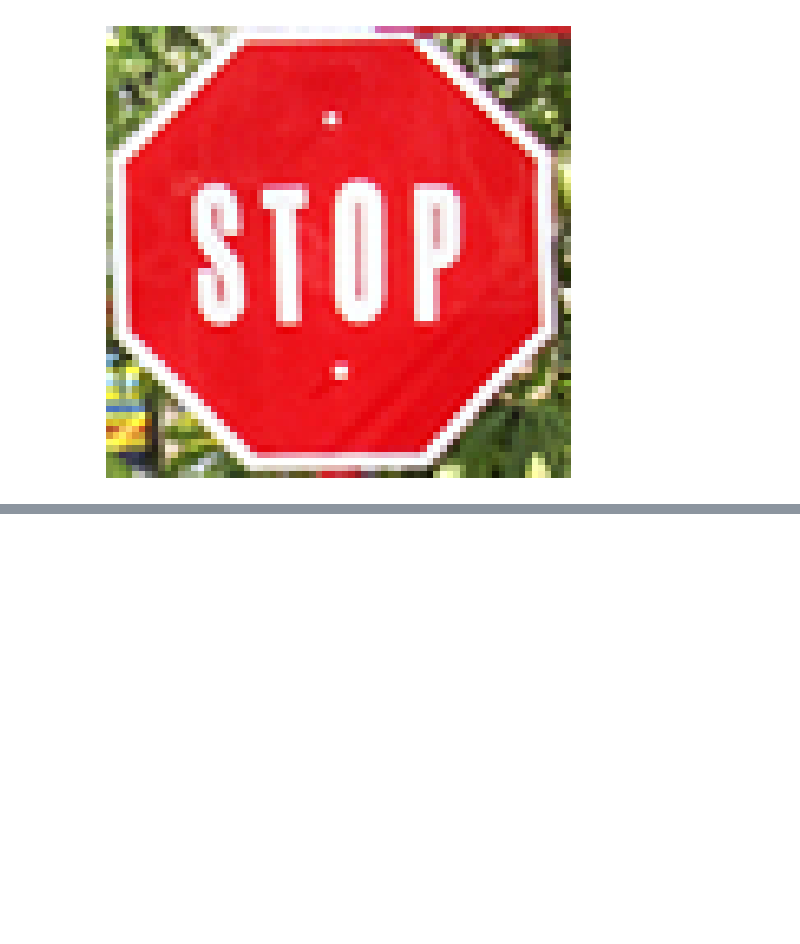
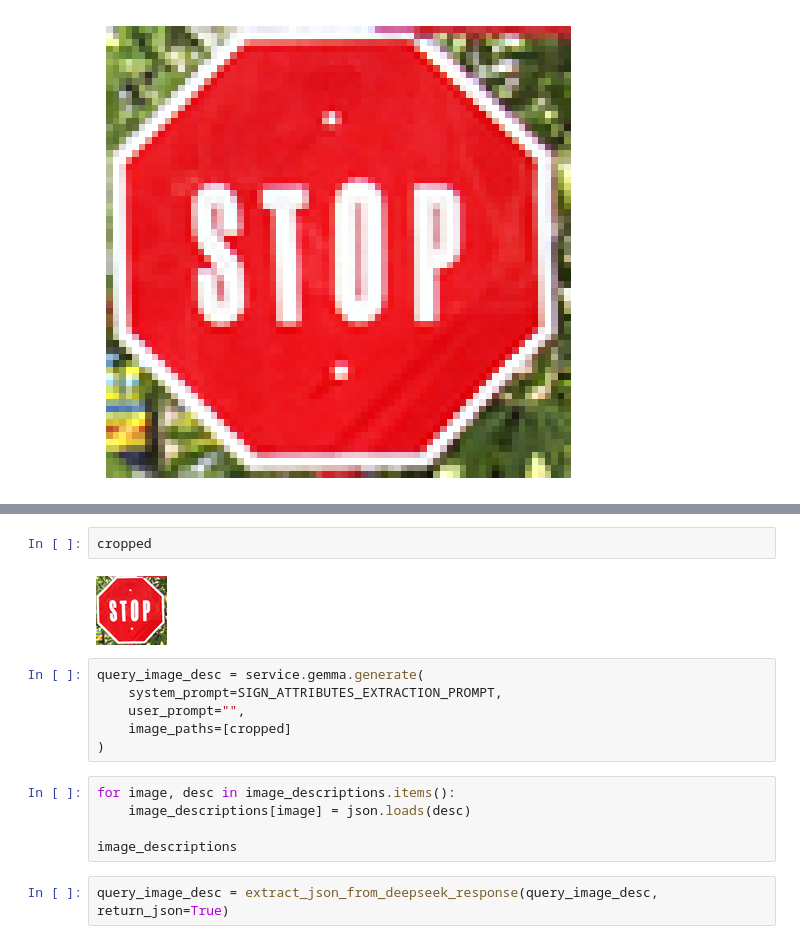
Before and after one commit to KiRzEa/VLSP_2025_SIGMA, a Jupyter notebook: notebooks/experiment_image_retrieval.ipynb, the cells around one changed output, grey strips where cells are left out. Saved outputs shown, nothing was run; the diff lists cells and outputs as text; blank space fills up the shorter version.

Commit message:
docs: update notebook of current work about testing new graph for image analyzing

```diff
--- a/notebooks/experiment_image_retrieval.ipynb
+++ b/notebooks/experiment_image_retrieval.ipynb
@@ -76,0 +80,17 @@ UnboundLocalError: cannot access local variable 'content' where it is not associ
+# %%
+cropped
+# %% [output]
+[figure, added]
+# %%
+query_image_desc = service.gemma.generate(
+    system_prompt=SIGN_ATTRIBUTES_EXTRACTION_PROMPT,
+    user_prompt="",
+    image_paths=[cropped]
+)
+# %%
+for image, desc in image_descriptions.items():
+    image_descriptions[image] = json.loads(desc)
+
+image_descriptions
+# %%
+query_image_desc = extract_json_from_deepseek_response(query_image_desc, return_json=True)
```
Also changed, not shown: parts of 11 cells of this notebook, 1 other file.
